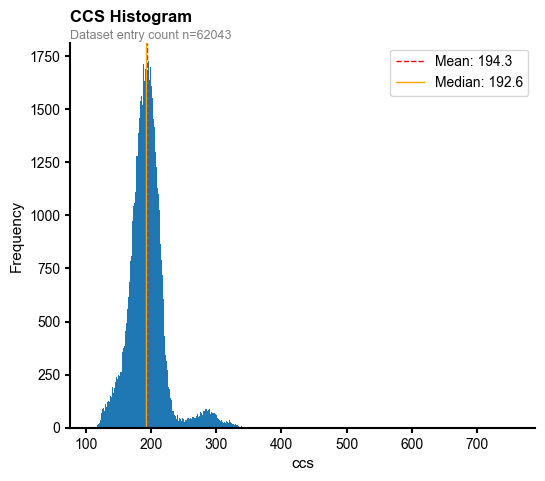
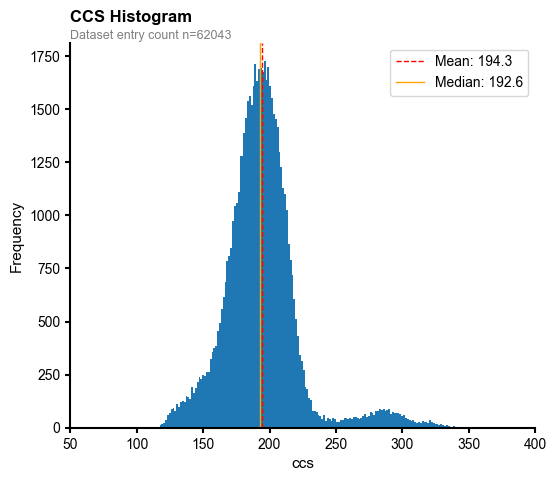
Code edit (unified diff) that turned the first committed figure into the second:
--- before
+++ after
@@ -12,4 +12,5 @@
 
 ax.set_xlabel('ccs')
+ax.set_xlim(50, 400)
 ax.set_ylabel('Frequency')
 ax.set_title('CCS Histogram', fontweight='bold', loc='left', pad=15)                                                                

Commit: added analysis figures